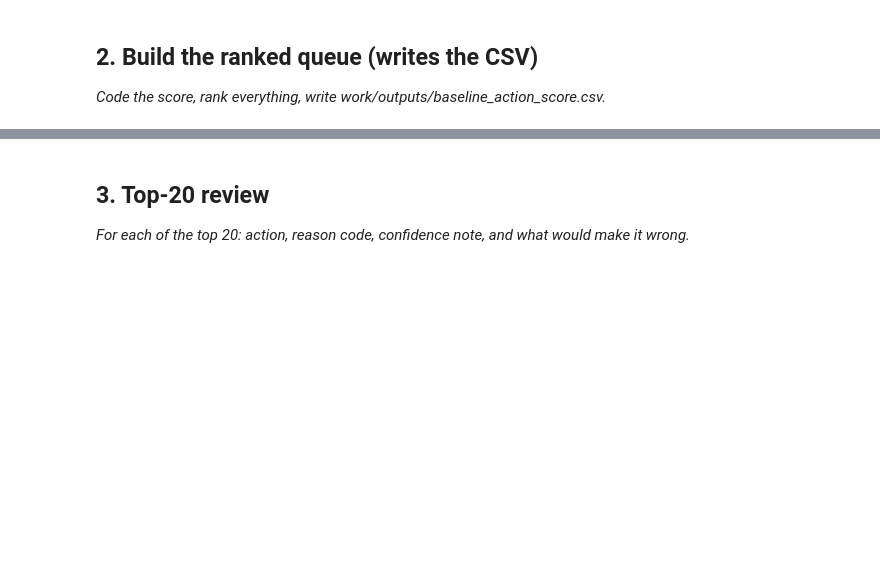
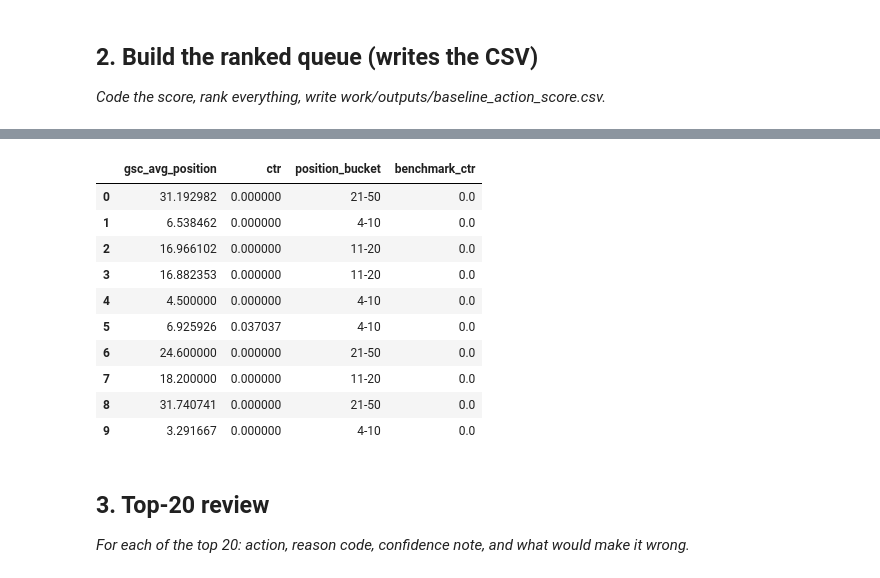
Before and after one commit to HeyOmkar07/flyrank-ml-internship-omkar, a Jupyter notebook: work/notebooks/w04_baseline_score.ipynb, the cells around one changed output, grey strips where cells are left out. Cells and saved outputs as stored; diff of their text form; code cells hidden in the pictures; blank space fills up the shorter version.

```diff
--- a/work/notebooks/w04_baseline_score.ipynb
+++ b/work/notebooks/w04_baseline_score.ipynb
@@ -109,0 +117,7 @@ df.columns.tolist()
+# %%
+df["position_bucket"] = pd.cut(
+    df["gsc_avg_position"],
+    bins=[0, 3, 10, 20, 50, float("inf")],
+    labels=["1-3", "4-10", "11-20", "21-50", "51+"],
+    include_lowest=True
+)
@@ -109,0 +157,7 @@ df.columns.tolist()
+# %%
+df["volume_bucket"] = pd.cut(
+    df["gsc_impressions"],
+    bins=[0, 100, 500, 1000, 5000, float("inf")],
+    labels=["0-100", "101-500", "501-1K", "1K-5K", "5K+"],
+    include_lowest=True
+)
@@ -109,0 +236,9 @@ df.columns.tolist()
+# %%
+position_benchmark = (
+    df.groupby("position_bucket", observed=False)["ctr"]
+      .median()
+      .rename("benchmark_ctr")
+      .reset_index()
+)
+
+position_benchmark
@@ -109,0 +252,25 @@ df.columns.tolist()
+# %%
+df = df.merge(
+    position_benchmark,
+    on="position_bucket",
+    how="left"
+)
+# %%
+df[[
+    "gsc_avg_position",
+    "ctr",
+    "position_bucket",
+    "benchmark_ctr"
+]].head(10)
+# %% [output]
+|  | gsc_avg_position | ctr | position_bucket | benchmark_ctr |
+| 0 | 31.192982 | 0.000000 | 21-50 | 0.0 |
+| 1 | 6.538462 | 0.000000 | 4-10 | 0.0 |
+| 2 | 16.966102 | 0.000000 | 11-20 | 0.0 |
+| 3 | 16.882353 | 0.000000 | 11-20 | 0.0 |
+| 4 | 4.500000 | 0.000000 | 4-10 | 0.0 |
+| 5 | 6.925926 | 0.037037 | 4-10 | 0.0 |
+| 6 | 24.600000 | 0.000000 | 21-50 | 0.0 |
+| 7 | 18.200000 | 0.000000 | 11-20 | 0.0 |
+| 8 | 31.740741 | 0.000000 | 21-50 | 0.0 |
+| 9 | 3.291667 | 0.000000 | 4-10 | 0.0 |
```
Also changed, not shown: parts of 20 cells of this notebook.
